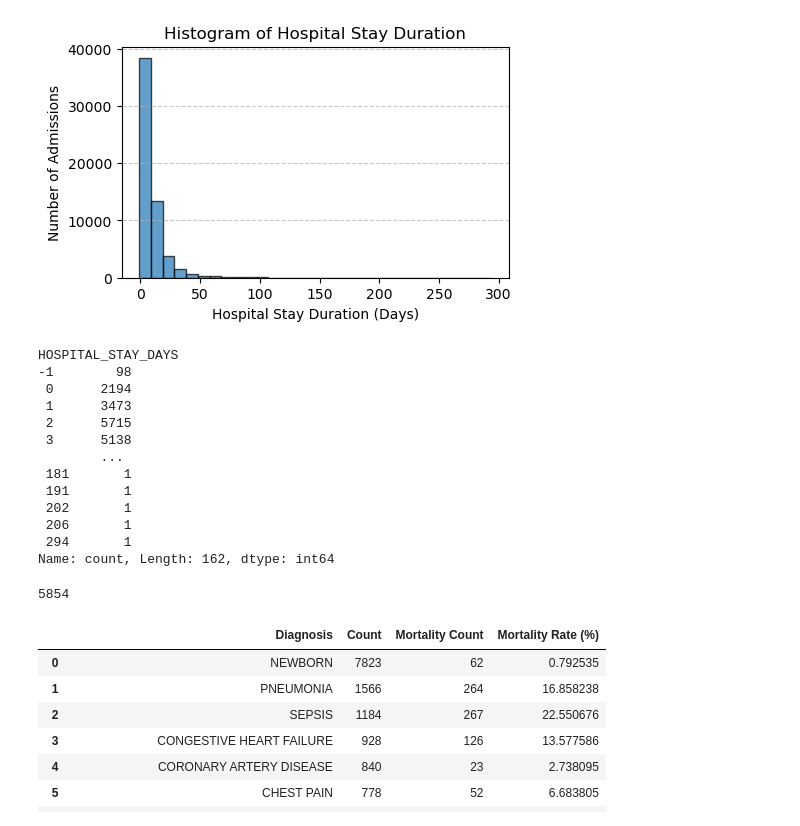
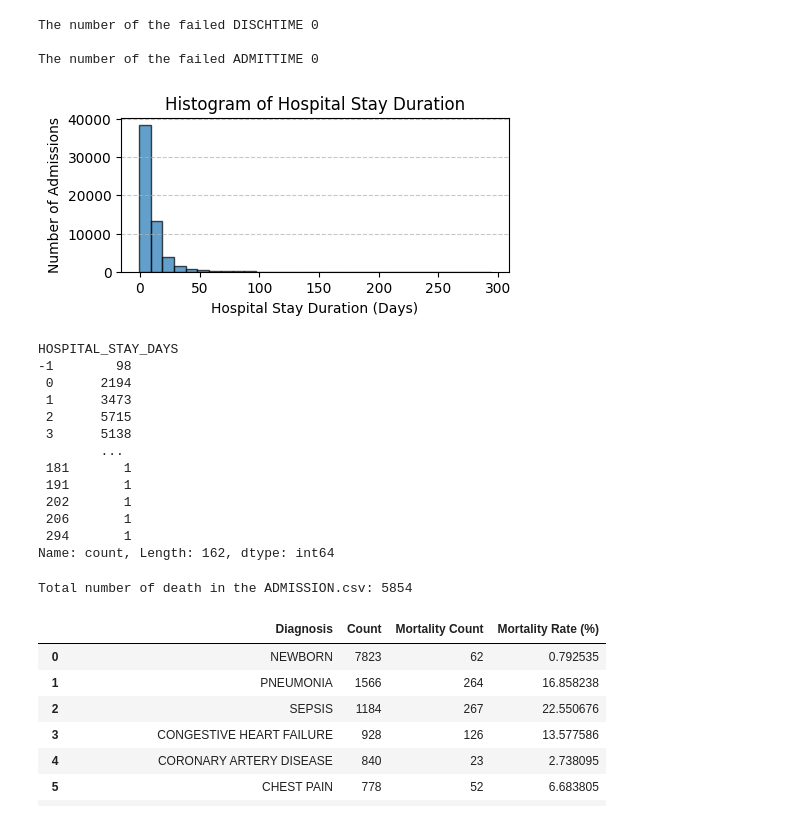
Before and after one commit to Hello-Judy/ESE527, a Jupyter notebook: Data.ipynb, the cells around one changed output. Drawn from its saved outputs; the diff is of its cells as text; code cells hidden in the pictures.

Commit message:
Updated original version of the code; Added the explaination of the Admission CSV file

```diff
--- a/Data.ipynb
+++ b/Data.ipynb
@@ -37,38 +122,51 @@ multiple_hospital_admissions, multiple_icu_stays
 # %%
-df['DISCHTIME'] = pd.to_datetime(df['DISCHTIME'], errors='coerce')
-df['ADMITTIME'] = pd.to_datetime(df['ADMITTIME'], errors='coerce')
-df['HOSPITAL_STAY_DAYS'] = (df['DISCHTIME'] - df['ADMITTIME']).dt.days
-plt.figure(figsize=(5, 1))
-plt.hist(df['HOSPITAL_STAY_DAYS'].dropna(), bins=30, edgecolor='black', alpha=0.7)
+""" Calculate the length of a patient's stay in the hospital."""
+# Convert the DISCHTIME and ADMITTIME from object to date time format
+admission_df['DISCHTIME'] = pd.to_datetime(admission_df['DISCHTIME'], errors='coerce')
+admission_df['ADMITTIME'] = pd.to_datetime(admission_df['ADMITTIME'], errors='coerce')
+
+# Check the number of failed conversions for DISCHTIME and ADMITTIME
+fail_DISCHTIME = admission_df['DISCHTIME'].isna().sum()
+print(f"The number of the failed DISCHTIME {fail_DISCHTIME}\n")
+fail_ADMITTIME = admission_df['ADMITTIME'].isna().sum()
+print(f"The number of the failed ADMITTIME {fail_ADMITTIME}\n")
+
+# Get the lengths
+admission_df['HOSPITAL_STAY_DAYS'] = (admission_df['DISCHTIME'] - admission_df['ADMITTIME']).dt.days
+plt.figure(figsize=(5, 2))
+plt.hist(admission_df['HOSPITAL_STAY_DAYS'].dropna(), bins=30, edgecolor='black', alpha=0.7)
 plt.xlabel('Hospital Stay Duration (Days)')
 plt.ylabel('Number of Admissions')
 plt.title('Histogram of Hospital Stay Duration')
 plt.grid(axis='y', linestyle='--', alpha=0.7)
 plt.show()
-
-hospital_stay_counts = df['HOSPITAL_STAY_DAYS'].value_counts().sort_index()
+# Print the table about the hospital_stay_counts
+hospital_stay_counts = admission_df['HOSPITAL_STAY_DAYS'].value_counts().sort_index()
 print(hospital_stay_counts)
 
-patients_negative_stay = df[df['HOSPITAL_STAY_DAYS'] == -1]
-# Negative stay?!
+patients_negative_stay = admission_df[admission_df['HOSPITAL_STAY_DAYS'] == -1]
 # %% [output]
+The number of the failed DISCHTIME 0
+
+The number of the failed ADMITTIME 0
-[figure, old version]
+[figure, new version]
-HOSPITAL_STAY_DAYS
--1        98
- 0      2194
- 1      3473
- 2      5715
- 3      5138
-        ...
- 181       1
- 191       1
- 202       1
- 206       1
- 294       1
-Name: count, Length: 162, dtype: int64
+HOSPITAL_STAY_DAYS
+-1        98
+ 0      2194
+ 1      3473
+ 2      5715
+ 3      5138
+        ...
+ 181       1
+ 191       1
+ 202       1
+ 206       1
+ 294       1
+Name: count, Length: 162, dtype: int64
-# %%
-total_deaths = df['HOSPITAL_EXPIRE_FLAG'].sum()
-total_deaths
-# %% [output]
-5854
+# %%
+# Total death in the ADMISSION.CSV file
+total_deaths = admission_df['HOSPITAL_EXPIRE_FLAG'].sum()
+print(f"Total number of death in the ADMISSION.csv: {total_deaths}")
+# %% [output]
+Total number of death in the ADMISSION.csv: 5854
 # %%
```
Also changed, not shown: parts of 10 cells of this notebook.
